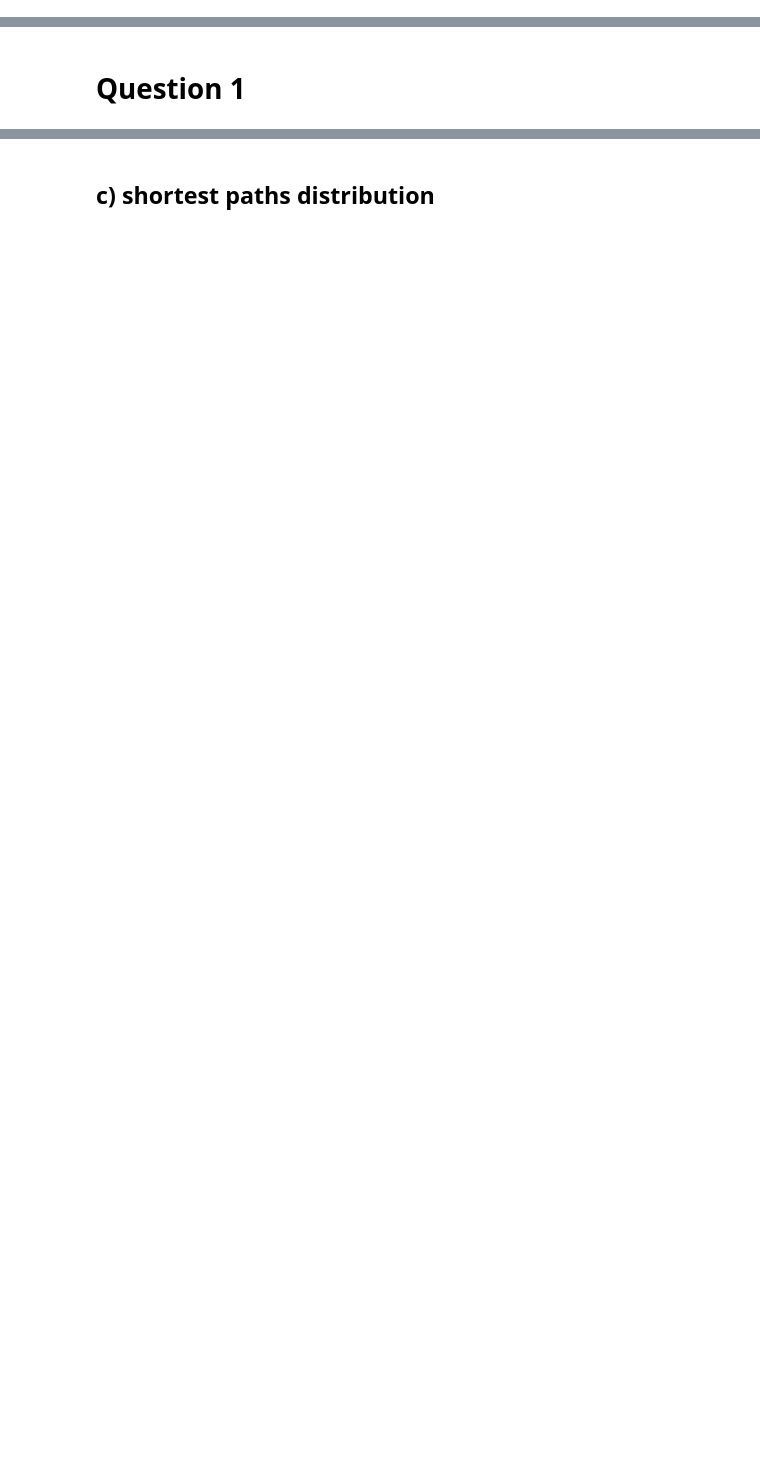
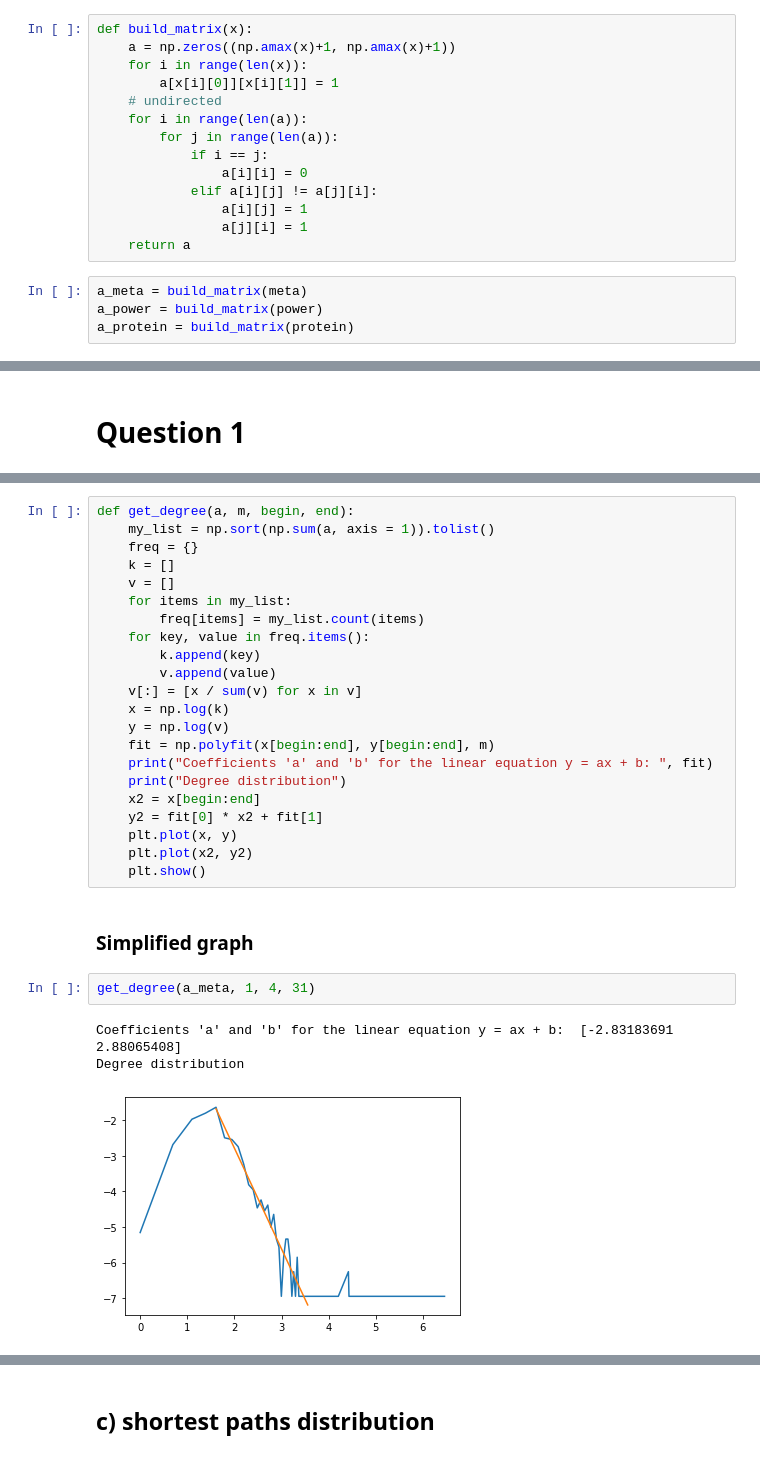
Before and after one commit to AndyBaiMQC/COMP-596-Network-Science, a Jupyter notebook: a1/Q1Q2.ipynb, the cells around one changed output, grey strips where cells are left out. Saved outputs shown, nothing was run; the diff lists cells and outputs as text; blank space fills up the shorter version.

```diff
--- a/a1/Q1Q2.ipynb
+++ b/a1/Q1Q2.ipynb
@@ -9,0 +18,18 @@ protein = np.loadtxt('../networks/protein.edgelist.txt')
+# %%
+def build_matrix(x):
+    a = np.zeros((np.amax(x)+1, np.amax(x)+1))
+    for i in range(len(x)):
+        a[x[i][0]][x[i][1]] = 1
+    # undirected
+    for i in range(len(a)):
+        for j in range(len(a)):
+            if i == j:
+                a[i][i] = 0
+            elif a[i][j] != a[j][i]:
+                a[i][j] = 1
+                a[j][i] = 1
+    return a
+# %%
+a_meta = build_matrix(meta)
+a_power = build_matrix(power)
+a_protein = build_matrix(protein)
@@ -15,0 +52,30 @@ from scipy.sparse import csc_matrix
+# %%
+def get_degree(a, m, begin, end):
+    my_list = np.sort(np.sum(a, axis = 1)).tolist()
+    freq = {}
+    k = []
+    v = []
+    for items in my_list:
+        freq[items] = my_list.count(items)
+    for key, value in freq.items():
+        k.append(key)
+        v.append(value)
+    v[:] = [x / sum(v) for x in v]
+    x = np.log(k)
+    y = np.log(v)
+    fit = np.polyfit(x[begin:end], y[begin:end], m)
+    print("Coefficients 'a' and 'b' for the linear equation y = ax + b: ", fit)
+    print("Degree distribution")
+    x2 = x[begin:end]
+    y2 = fit[0] * x2 + fit[1]
+    plt.plot(x, y)
+    plt.plot(x2, y2)
+    plt.show()
+# %% [markdown]
+### Simplified graph
+# %%
+get_degree(a_meta, 1, 4, 31)
+# %% [output]
+Coefficients 'a' and 'b' for the linear equation y = ax + b:  [-2.83183691  2.88065408]
+Degree distribution
+[figure, added]
```
Also changed, not shown: parts of 71 cells of this notebook, 3 other files.
